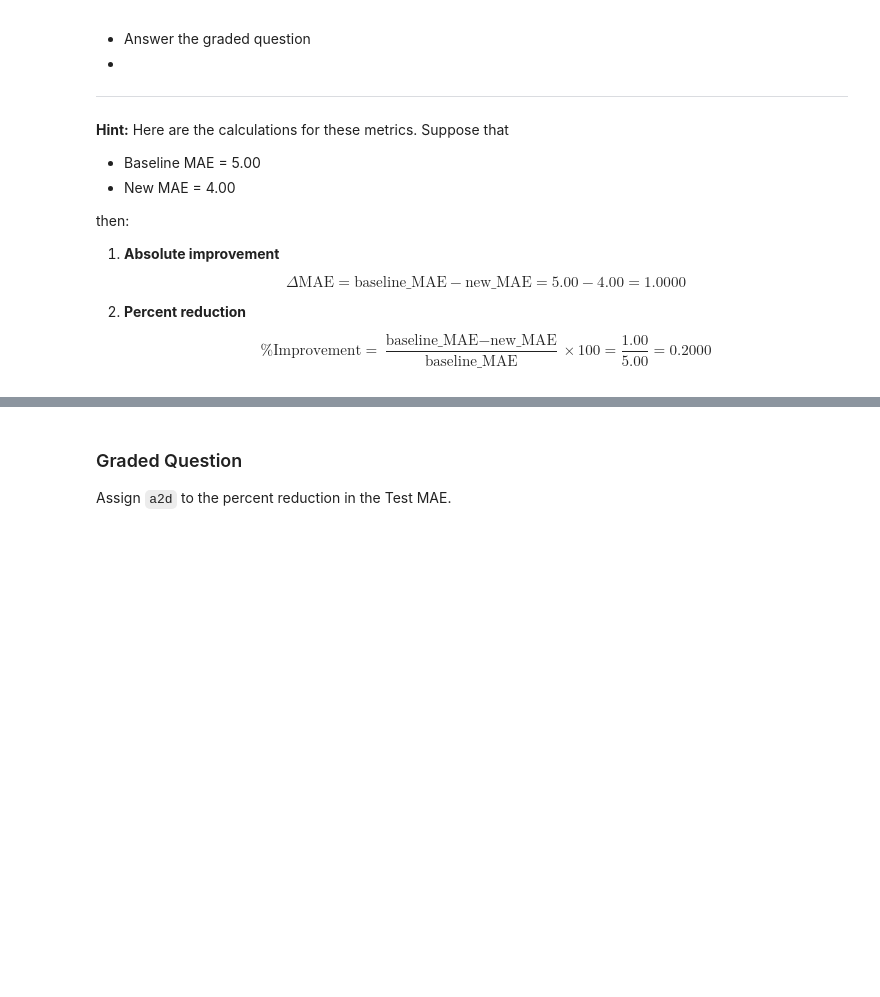
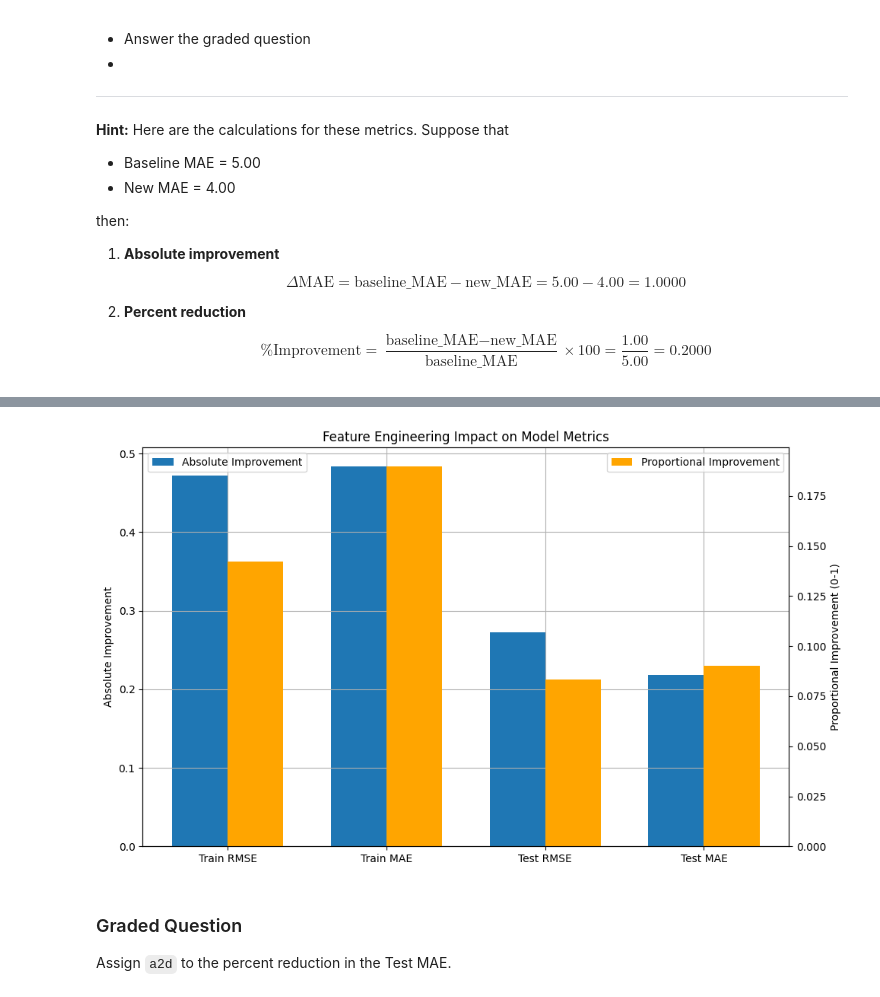
Before and after one commit to akmishra-1/Module-3-Assignments, a Jupyter notebook: Homework_03.ipynb, the cells around one changed output, grey strips where cells are left out. Saved outputs shown, nothing was run; the diff lists cells and outputs as text; code cells hidden in the pictures; blank space fills up the shorter version.

```diff
--- a/Homework_03.ipynb
+++ b/Homework_03.ipynb
@@ -573,3 +739,55 @@ then:
+# %%
+# ChatGPT bar graph:
+
+
+# Bar labels
+labels = [
+    "Train RMSE", "Train MAE",
+    "Test RMSE", "Test MAE"
+]
+
+# Absolute improvements
+abs_values = [
+    delta_train_rmse,
+    delta_train_mae,
+    delta_test_rmse,
+    delta_test_mae
+]
+
+# Proportional improvements (as-is, not multiplied by 100)
+prop_values = [
+    pct_train_rmse,
+    pct_train_mae,
+    pct_test_rmse,
+    pct_test_mae
+]
+
+# Bar positions
+x = np.arange(len(labels))
+bar_width = 0.35
+
+# Create figure and twin axes
+fig, ax1 = plt.subplots(figsize=(10, 6))
+ax2 = ax1.twinx()
+
+# Plot bars
+bars1 = ax1.bar(x - bar_width/2, abs_values, bar_width, label="Absolute Improvement")
+bars2 = ax2.bar(x + bar_width/2, prop_values, bar_width, color='orange', label="Proportional Improvement")
+
+# Axis formatting
+ax1.set_ylabel("Absolute Improvement")
+ax2.set_ylabel("Proportional Improvement (0-1)")
+ax1.set_xticks(x)
+ax1.set_xticklabels(labels)
+ax1.set_title("Feature Engineering Impact on Model Metrics")
+ax1.legend(loc='upper left')
+ax2.legend(loc='upper right')
+ax1.grid(True)
+
+plt.tight_layout()
+plt.show()
+# %% [output]
+[figure, added]
 # %% [markdown]
 ### Graded Question
 
```
Also changed, not shown: parts of 27 cells of this notebook.
